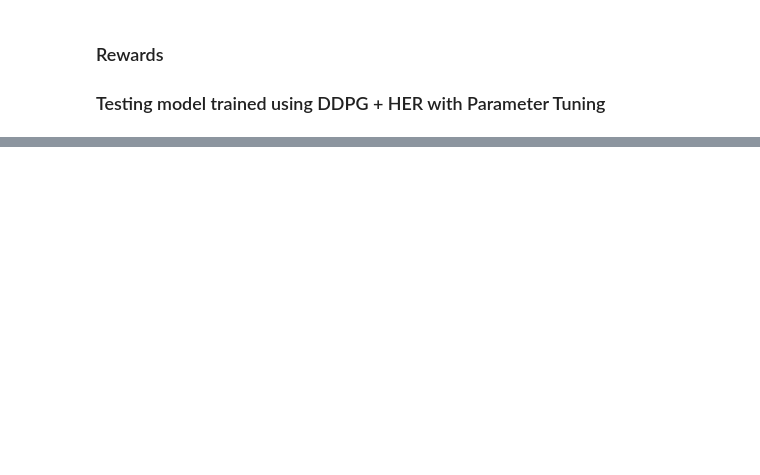
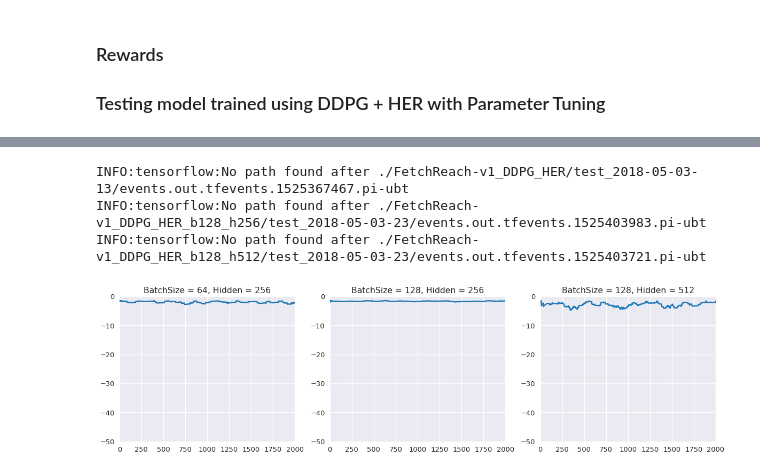
Before and after one commit to pipatth/robot-rl-cscie89, a Jupyter notebook: Reward_Analysis_DDPG_HER_Tuning.ipynb, the cells around one changed output, grey strips where cells are left out. Saved outputs shown, nothing was run; the diff lists cells and outputs as text; code cells hidden in the pictures; blank space fills up the shorter version.

```diff
--- a/Reward_Analysis_DDPG_HER_Tuning.ipynb
+++ b/Reward_Analysis_DDPG_HER_Tuning.ipynb
@@ -26,0 +83,43 @@ def getReward(log_dir):
+# %%
+## Testing Data
+
+# load default model
+l_ = []
+log_dir = './FetchReach-v1_DDPG_HER'
+test_paths = [p for p in os.listdir(log_dir) if p.startswith('test_')]
+test_paths.sort()
+
+# look at second test session
+df_test = getReward(os.path.join(log_dir, test_paths[1]))
+df_test['Parameters'] = 'BatchSize = 64, Hidden = 256'
+l_.append(df_test)
+
+# load models that varying hyperparameters
+for i in [256, 512]:
+    j = 128
+    try:
+        log_dir = './FetchReach-v1_DDPG_HER_b' + str(j) + '_h' + str(i)
+        test_paths = [p for p in os.listdir(log_dir) if p.startswith('test_')]
+        test_paths.sort()
+        df = getReward(os.path.join(log_dir, test_paths[0]))
+        df['Parameters'] = 'BatchSize = ' + str(j) + ', Hidden = ' + str(i)
+        l_.append(df)
+    except:
+        continue
+df = pd.concat(l_, ignore_index=True)
+
+# plot reward
+sns.set_style('darkgrid')
+sns.set_context("talk")
+params = df['Parameters'].unique().tolist()
+f, axs = plt.subplots(1, len(params), figsize=(20, 5))
+for i in range(len(params)):
+    sns.tsplot(df[df['Parameters'] == params[i]]['MeanReward'], ax=axs[i])
+    axs[i].set_title(params[i])
+    axs[i].set_ylim(-50, 0)
+plt.show()
+# %% [output]
+INFO:tensorflow:No path found after ./FetchReach-v1_DDPG_HER/test_2018-05-03-13/events.out.tfevents.1525367467.pi-ubt
+INFO:tensorflow:No path found after ./FetchReach-v1_DDPG_HER_b128_h256/test_2018-05-03-23/events.out.tfevents.1525403983.pi-ubt
+INFO:tensorflow:No path found after ./FetchReach-v1_DDPG_HER_b128_h512/test_2018-05-03-23/events.out.tfevents.1525403721.pi-ubt
+[figure, added]
```
Also changed, not shown: parts of 5 cells of this notebook, 16 other files.
